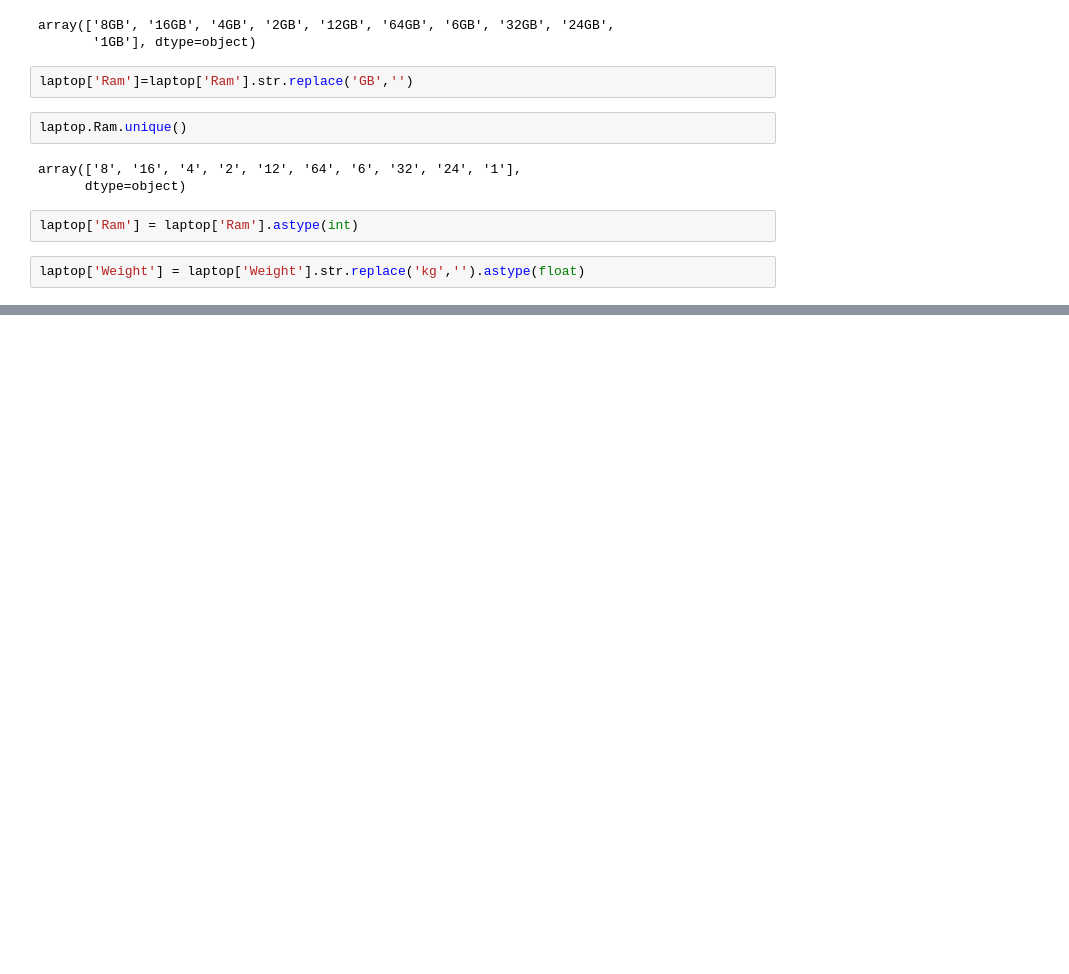
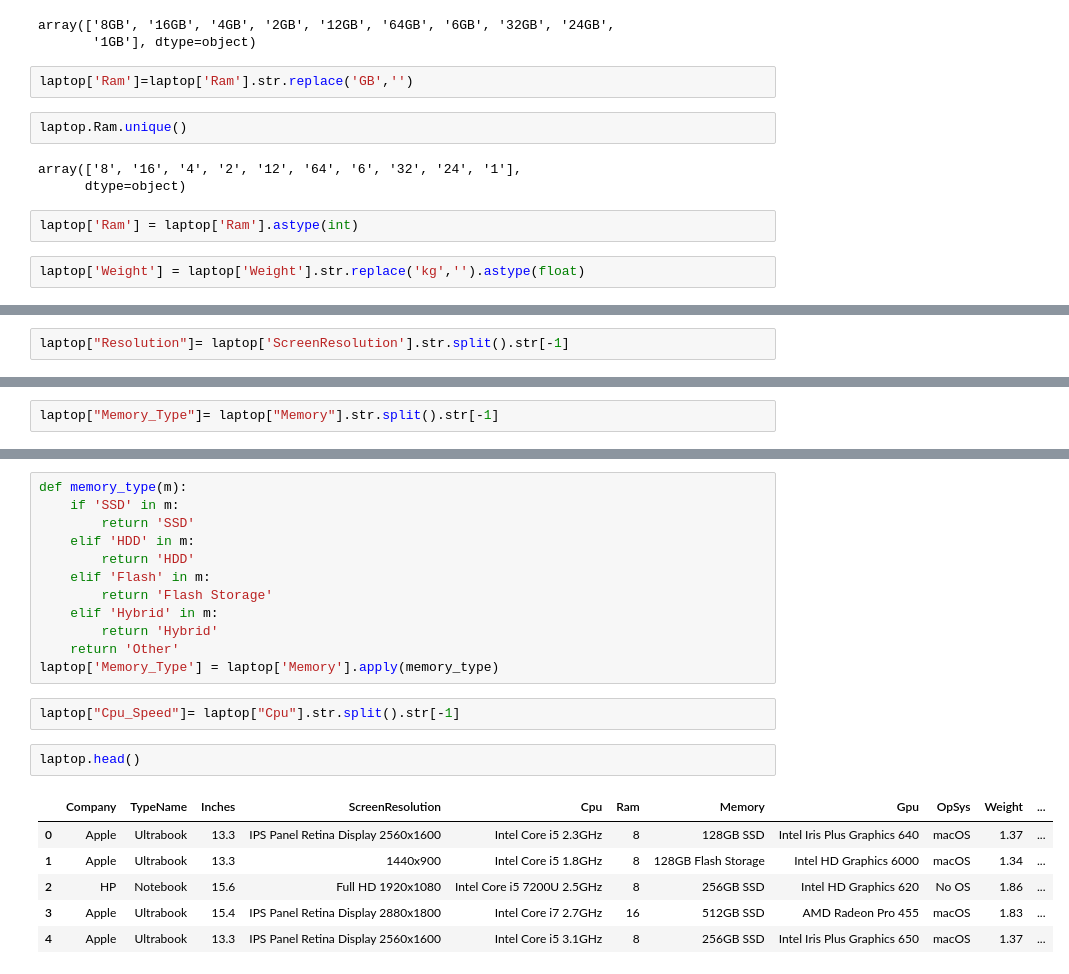
Before and after one commit to khoulaCode/DataScience-Brain-Bytes, a Jupyter notebook: Team_members/from_fatma_khamis/laptop_dataset.ipynb, the cells around one changed output, grey strips where cells are left out. Saved outputs shown, nothing was run; the diff lists cells and outputs as text; blank space fills up the shorter version.

```diff
--- a/Team_members/from_fatma_khamis/laptop_dataset.ipynb
+++ b/Team_members/from_fatma_khamis/laptop_dataset.ipynb
@@ -212,0 +256,2 @@ laptop['Weight'] = laptop['Weight'].str.replace('kg','').astype(float)
+# %%
+laptop["Resolution"]= laptop['ScreenResolution'].str.split().str[-1]
@@ -212,0 +275,2 @@ laptop['Weight'] = laptop['Weight'].str.replace('kg','').astype(float)
+# %%
+laptop["Memory_Type"]= laptop["Memory"].str.split().str[-1]
@@ -212,0 +292,23 @@ laptop['Weight'] = laptop['Weight'].str.replace('kg','').astype(float)
+# %%
+def memory_type(m):
+    if 'SSD' in m:
+        return 'SSD'
+    elif 'HDD' in m:
+        return 'HDD'
+    elif 'Flash' in m:
+        return 'Flash Storage'
+    elif 'Hybrid' in m:
+        return 'Hybrid'
+    return 'Other'
+laptop['Memory_Type'] = laptop['Memory'].apply(memory_type)
+# %%
+laptop["Cpu_Speed"]= laptop["Cpu"].str.split().str[-1]
+# %%
+laptop.head()
+# %% [output]
+|  | Company | TypeName | Inches | ScreenResolution | Cpu | Ram | Memory | Gpu | OpSys | Weight | ... |
+| 0 | Apple | Ultrabook | 13.3 | IPS Panel Retina Display 2560x1600 | Intel Core i5 2.3GHz | 8 | 128GB SSD | Intel Iris Plus Graphics 640 | macOS | 1.37 | ... |
+| 1 | Apple | Ultrabook | 13.3 | 1440x900 | Intel Core i5 1.8GHz | 8 | 128GB Flash Storage | Intel HD Graphics 6000 | macOS | 1.34 | ... |
+| 2 | HP | Notebook | 15.6 | Full HD 1920x1080 | Intel Core i5 7200U 2.5GHz | 8 | 256GB SSD | Intel HD Graphics 620 | No OS | 1.86 | ... |
+| 3 | Apple | Ultrabook | 15.4 | IPS Panel Retina Display 2880x1800 | Intel Core i7 2.7GHz | 16 | 512GB SSD | AMD Radeon Pro 455 | macOS | 1.83 | ... |
+| 4 | Apple | Ultrabook | 13.3 | IPS Panel Retina Display 2560x1600 | Intel Core i5 3.1GHz | 8 | 256GB SSD | Intel Iris Plus Graphics 650 | macOS | 1.37 | ... |
```
Also changed, not shown: parts of 9 cells of this notebook.
